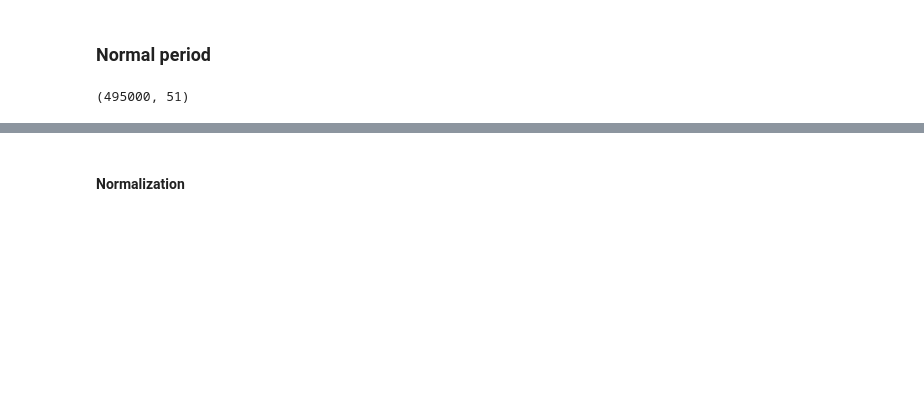
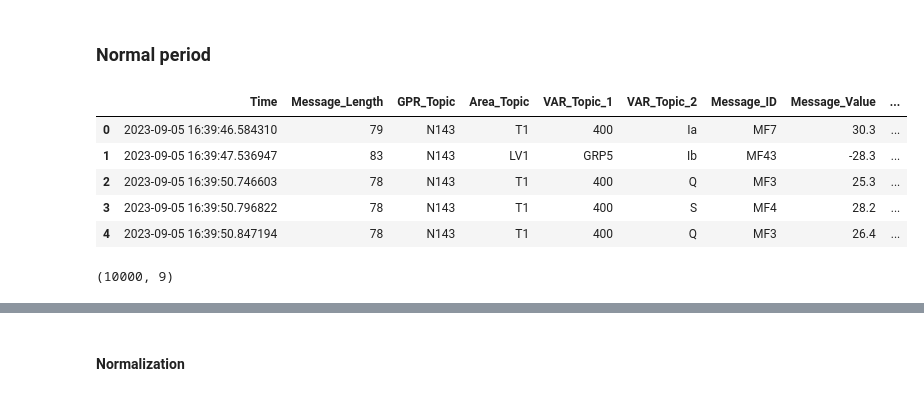
Before and after one commit to manigalati/usad, a Jupyter notebook: USAD.ipynb, the cells around one changed output, grey strips where cells are left out. Saved outputs shown, nothing was run; the diff lists cells and outputs as text; code cells hidden in the pictures; blank space fills up the shorter version.

```diff
--- a/USAD.ipynb
+++ b/USAD.ipynb
@@ -50,9 +30,18 @@ input/SWaT_Dataset_Attack_v0.csv [Exists]
 # %% [markdown]
 ### Normal period
+# %%
+normal.head(5)
+# %% [output]
+|  | Time | Message_Length | GPR_Topic | Area_Topic | VAR_Topic_1 | VAR_Topic_2 | Message_ID | Message_Value | ... |
+| 0 | 2023-09-05 16:39:46.584310 | 79 | N143 | T1 | 400 | Ia | MF7 | 30.3 | ... |
+| 1 | 2023-09-05 16:39:47.536947 | 83 | N143 | LV1 | GRP5 | Ib | MF43 | -28.3 | ... |
+| 2 | 2023-09-05 16:39:50.746603 | 78 | N143 | T1 | 400 | Q | MF3 | 25.3 | ... |
+| 3 | 2023-09-05 16:39:50.796822 | 78 | N143 | T1 | 400 | S | MF4 | 28.2 | ... |
+| 4 | 2023-09-05 16:39:50.847194 | 78 | N143 | T1 | 400 | Q | MF3 | 26.4 | ... |
 # %%
 #Read data
-normal = pd.read_csv("input/SWaT_Dataset_Normal_v1.csv")#, nrows=1000)
-normal = normal.drop(["Timestamp" , "Normal/Attack" ] , axis = 1)
+#, nrows=1000)
+normal = normal.drop(["Time" , "Message_Time" ] , axis = 1)
 normal.shape
 # %% [output]
-(495000, 51)
+(10000, 9)
```
Also changed, not shown: parts of 23 cells of this notebook, 4 other files.
